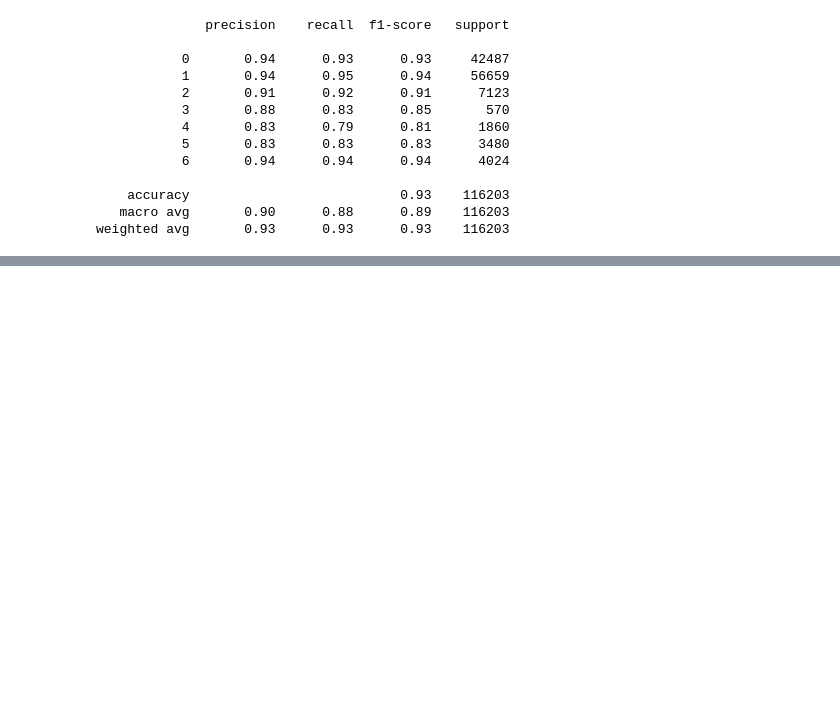
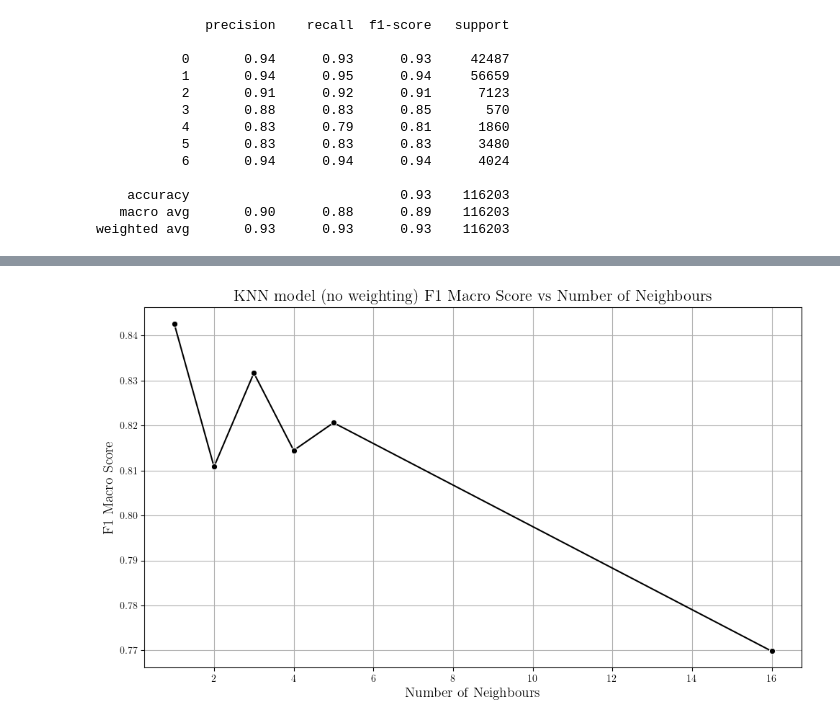
Before and after one commit to chrisjohnklopper/ML2, a Jupyter notebook: Notebooks/KNN-Modelling.ipynb, the cells around one changed output, grey strips where cells are left out. Saved outputs shown, nothing was run; the diff lists cells and outputs as text; code cells hidden in the pictures; blank space fills up the shorter version.

```diff
--- a/Notebooks/KNN-Modelling.ipynb
+++ b/Notebooks/KNN-Modelling.ipynb
@@ -174,0 +254,33 @@ weighted avg       0.93      0.93      0.93    116203
+# %%
+# Training a base model
+cross_validation = KFold(
+    n_splits=K_FOLDS,
+    shuffle=True,
+    random_state=RANDOM_STATE
+)
+
+param_grid = {'knn__n_neighbors': [1, 2, 3, 4, 5, 16]}
+
+# Use weighted due to class imbalance, with robust scaler for outliers
+pipeline = Pipeline([
+    ("scaler", RobustScaler(unit_variance=True)),
+    ("knn", KNeighborsClassifier(weights='uniform'))
+])
+
+# -1 for all cores and 3 for to show progress
+grid_search = GridSearchCV(
+    estimator=pipeline,
+    param_grid=param_grid,
+    cv=cross_validation,
+    scoring='f1_macro',
+    verbose=3,
+    n_jobs=-1
+)
+# %%
+# Take a 50% subset
+train_subset = train.sample(n=int(train.shape[0]*0.5), random_state=RANDOM_STATE, replace=False)
+
+grid_search.fit(
+    X=train_subset.drop(columns=['Cover_Type']),
+    y=train_subset['Cover_Type']
+)
@@ -174,0 +311,11 @@ weighted avg       0.93      0.93      0.93    116203
+# %%
+line_graph(
+    x=[int(x) for x in grid_search.cv_results_['param_knn__n_neighbors'].data],
+    y=grid_search.cv_results_['mean_test_score'],
+    x_label='Number of Neighbours',
+    y_label='F1 Macro Score',
+    title='KNN model (no weighting) F1 Macro Score vs Number of Neighbours',
+    save_dir='../Generated-Figures/KNN-F1-Neighbours-No-Weighting-50.png'
+)
+# %% [output]
+[figure, added]
```
Also changed, not shown: parts of 15 cells of this notebook, 4 other files.
